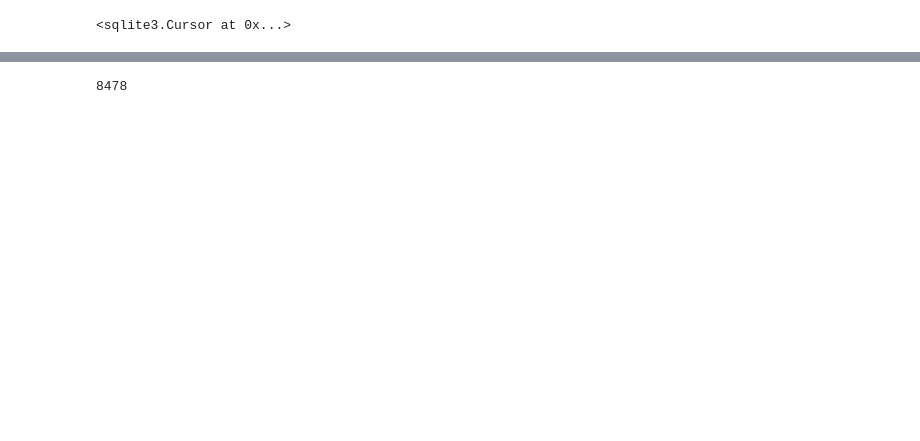
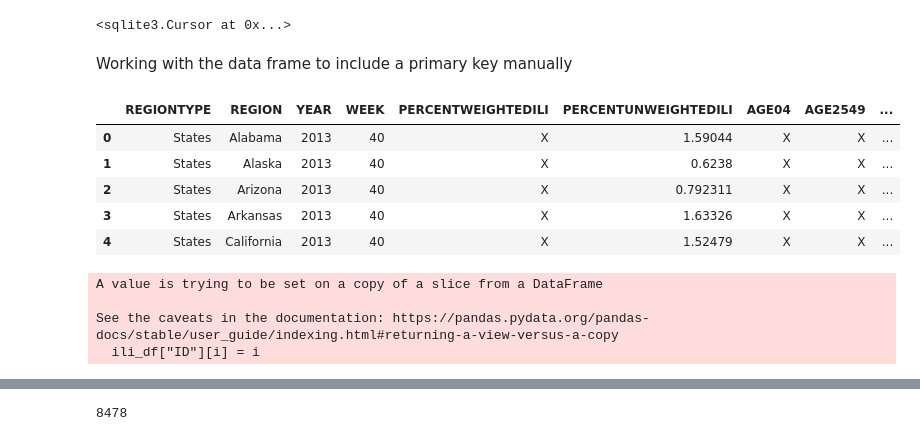
Before and after one commit to WillMcDonald25/project_3_group2, a Jupyter notebook: DatabaseAndAPI/databaseCreation.ipynb, the cells around one changed output, grey strips where cells are left out. Saved outputs shown, nothing was run; the diff lists cells and outputs as text; code cells hidden in the pictures; blank space fills up the shorter version.

Commit message:
Formatting the data correctly for the database

```diff
--- a/Code/databaseCreation.ipynb
+++ b/DatabaseAndAPI/databaseCreation.ipynb
@@ -13,2 +22,15 @@ ILITOTAL int,NUMOFPROVIDERS int,TOTALPATIENTS int)''')
 # %% [output]
 <sqlite3.Cursor at 0x...>
+# %% [markdown]
+Working with the data frame to include a primary key manually
+# %%
+# load the data into a Pandas DataFrame
+ili_df = pd.read_csv('../Data/ILINet.csv')
+ili_df.head()
+# %% [output]
+|  | REGIONTYPE | REGION | YEAR | WEEK | PERCENTWEIGHTEDILI | PERCENTUNWEIGHTEDILI | AGE04 | AGE2549 | ... |
+| 0 | States | Alabama | 2013 | 40 | X | 1.59044 | X | X | ... |
+| 1 | States | Alaska | 2013 | 40 | X | 0.6238 | X | X | ... |
+| 2 | States | Arizona | 2013 | 40 | X | 0.792311 | X | X | ... |
+| 3 | States | Arkansas | 2013 | 40 | X | 1.63326 | X | X | ... |
+| 4 | States | California | 2013 | 40 | X | 1.52479 | X | X | ... |
@@ -14,0 +39,10 @@ ILITOTAL int,NUMOFPROVIDERS int,TOTALPATIENTS int)''')
+# %%
+i = 0
+for i in range(len(ili_df)):
+    ili_df["ID"][i] = i
+    i += 1
+# %% [output]
+A value is trying to be set on a copy of a slice from a DataFrame
+
+See the caveats in the documentation: https://pandas.pydata.org/pandas-docs/stable/user_guide/indexing.html#returning-a-view-versus-a-copy
+  ili_df["ID"][i] = i
```
Also changed, not shown: parts of 20 cells of this notebook, 3 other files.
